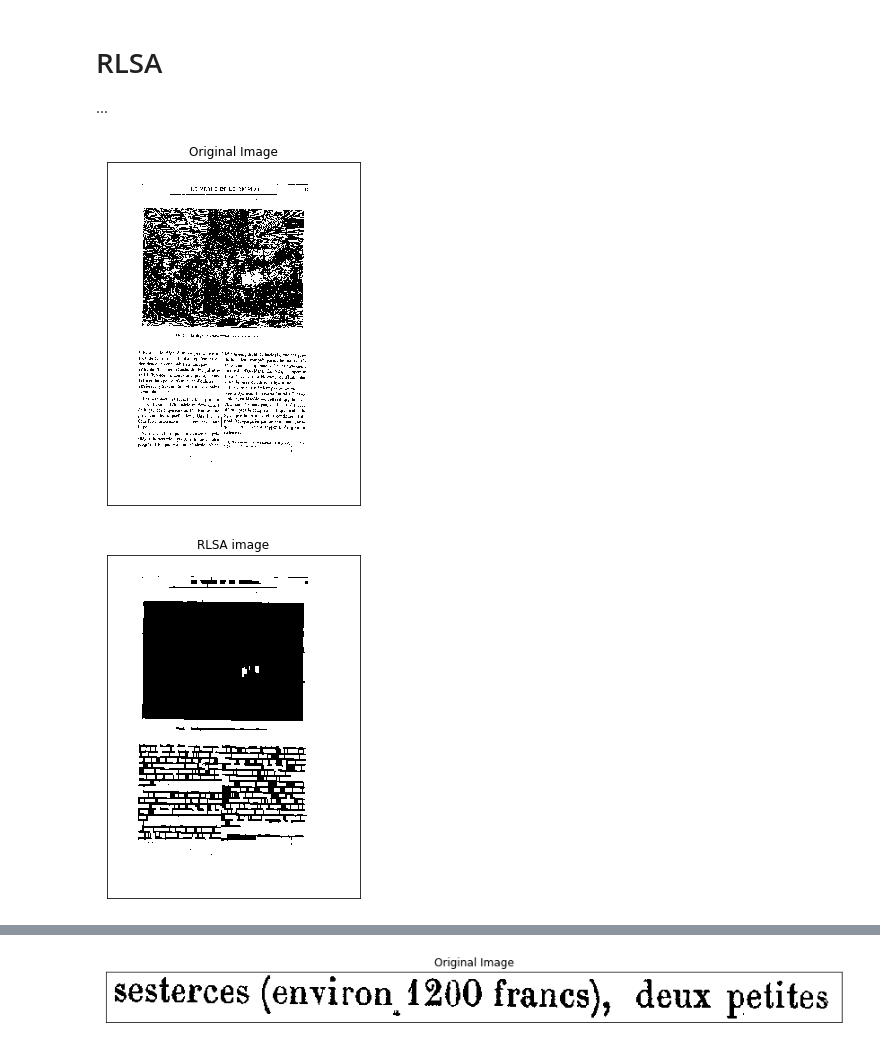
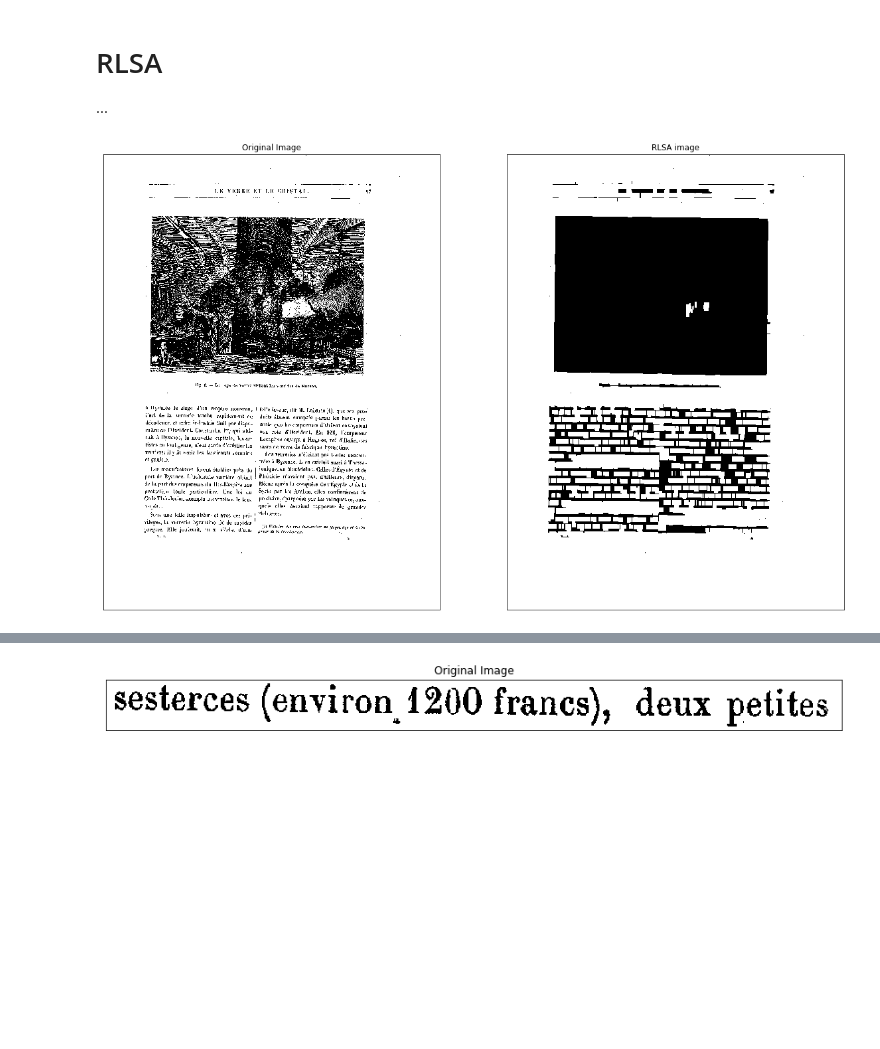
Before and after one commit to loredeluca/Document-Recognition, a Jupyter notebook: Progetto DDM.ipynb, the cells around one changed output, grey strips where cells are left out. Saved outputs shown, nothing was run; the diff lists cells and outputs as text; code cells hidden in the pictures; blank space fills up the shorter version.

```diff
--- a/Progetto DDM.ipynb
+++ b/Progetto DDM.ipynb
@@ -28,10 +29,10 @@ images = [img, thresh]
 
 for i in range(1):
     plt.figure(figsize=(20,20))
-    plt.subplot(1,3,i+1),plt.imshow(images[i],'gray')
+    plt.subplot(1,2,i+1),plt.imshow(images[i],'gray')
     plt.title(titles[i]), plt.xticks([]), plt.yticks([])
 
-    plt.subplot(1,3,i+2),plt.imshow(images[i+1],'gray')
+    plt.subplot(1,2,i+2),plt.imshow(images[i+1],'gray')
     plt.title(titles[i+1]), plt.xticks([]), plt.yticks([])
     '''
     plt.figure(figsize=(10,10))
@@ -93,0 +98,31 @@ plt.show()
+# %%
+from skimage.filters import threshold_sauvola
+import sklearn.preprocessing
+
+img_name='persian.jpg'
+img = cv2.imread(img_name,0)
+bin_sauvola = sklearn.preprocessing.binarize(img, threshold_sauvola(img))
+#bin_sauvola è binaria: 0 è nero, 1 è bianco -> per visualizzarla imposto 1=255
+rows,cols=bin_sauvola.shape
+for i in range(rows):
+    for j in range(cols):
+        if bin_sauvola[i][j]==1:
+            bin_sauvola[i][j]=255
+new_name=img_name[:-4]+'_sauvola.tif'
+cv2.imwrite(new_name, bin_sauvola)
+
+titles = ['Original Image','Histogram',"Sauvola"]
+images = [img_gray, 0, bin_sauvola]
+
+for i in range(1):
+    plt.figure(figsize=(20,20))
+    plt.subplot(3,3,i+1),plt.imshow(images[i],'gray')
+    plt.title(titles[i]), plt.xticks([]), plt.yticks([])
+
+    plt.subplot(3,3,i+2),plt.hist(images[i].ravel(),256)
+    plt.title(titles[i+1])#, plt.xticks([]), plt.yticks([])
+
+    plt.subplot(3,3,i+3),plt.imshow(images[i+2],'gray')
+    plt.title(titles[i+2]), plt.xticks([]), plt.yticks([])
+    #plt.savefig('thresh_otsu.png', dpi=1800)
+plt.show()
@@ -189,36 +226,37 @@ def iteration(image, value: int):
             start = 0
 
         count = start
         for col in range(start, cols):
             if image[row, col] == 0:
                 if (col-count) <= value and (col-count) > 0:
                     image[row, count:col] = 0
                 count = col
     return image
 
 
     #RLSA consiste nell'estrarre il blocco di testo o la Regione di interesse(ROI) dall'immagine binaria
     #del documento. Bisogna passargli un'immagine binaria di tipo ndarray.
 def rlsa(image, horizontal: bool = True, vertical: bool = True, value: int = 0):
     if horizontal:
             image = iteration(image, value)
     if vertical:
             image = image.T
             image = iteration(image, value)
             image = image.T
     return image
 
 newimg=rlsa(img_bin,value=30)
 new_name=img_name[:-4]+'_RLSA.tif'
 cv2.imwrite(new_name,newimg)
 titles = ['Original Image','RLSA image']
 images = [img, newimg]
 
-for i in range(2):
-    plt.figure(figsize=(10,10))
+for i in range(1):
+    plt.figure(figsize=(20,20))
     plt.subplot(1,2,i+1),plt.imshow((images[i]),'gray')
-    plt.title(titles[i])
-    plt.xticks([]),plt.yticks([])
+    plt.title(titles[i]), plt.xticks([]), plt.yticks([])
+
+    plt.subplot(1,2,i+2),plt.imshow(images[i+1],'gray')
+    plt.title(titles[i+1]), plt.xticks([]), plt.yticks([])
 # %% [output]
-[figure, old version]
+[figure, new version]
-[figure, removed]
```
Also changed, not shown: parts of 33 cells of this notebook.
